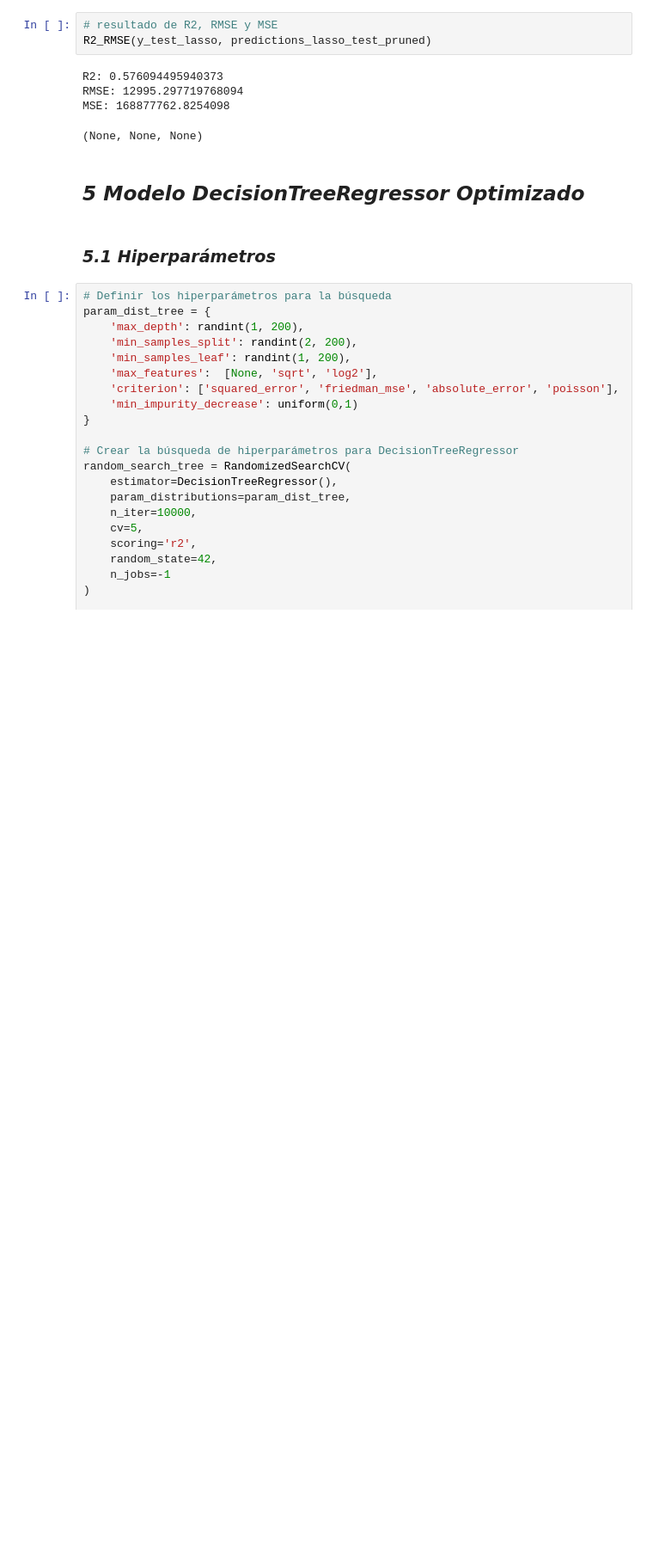
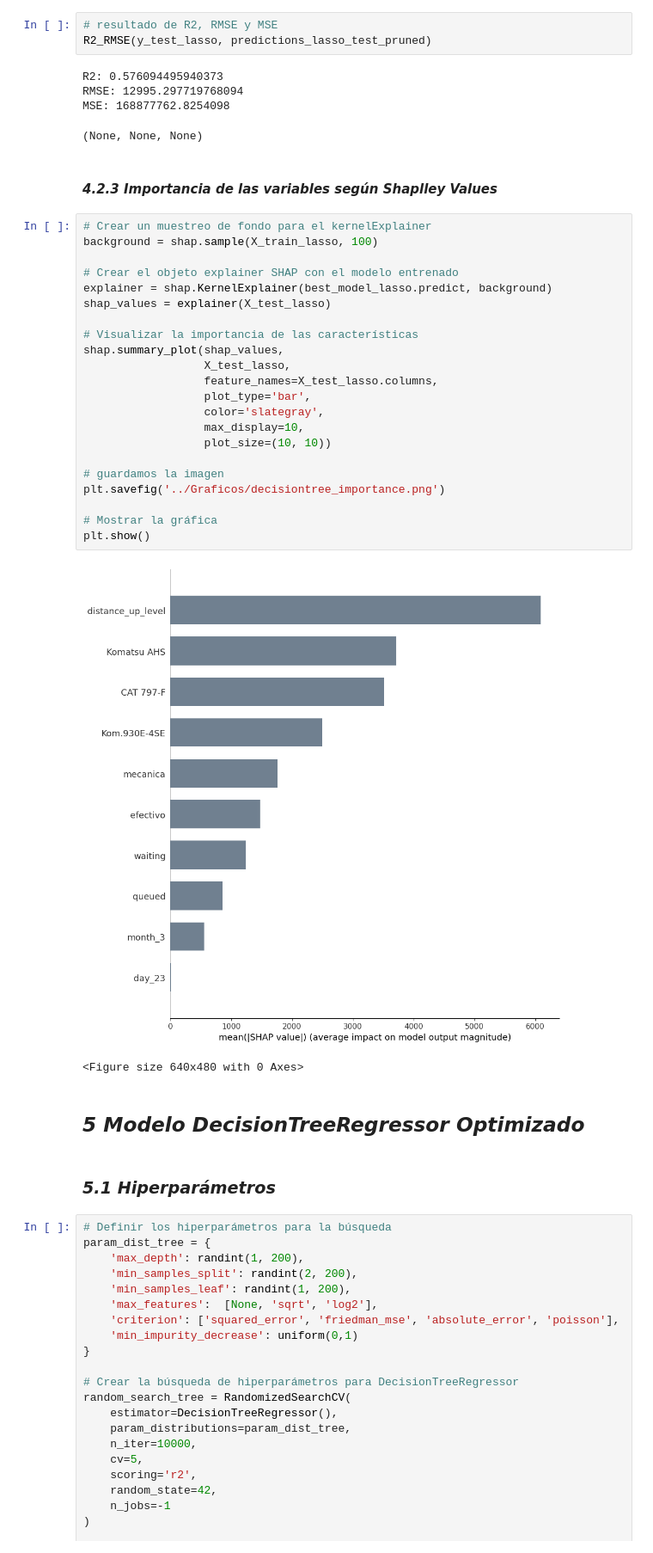
Before and after one commit to ecdiazl/capstone-project, a Jupyter notebook: Desicion Tree/Capstone - DecisionTreeRegressor v1(payload con Lasso).ipynb, the cells around one changed output. Shown at 86% size. Saved outputs shown, nothing was run; the diff lists cells and outputs as text; blank space fills up the shorter version.

```diff
--- a/Desicion Tree/Capstone - DecisionTreeRegressor v1(payload con Lasso).ipynb
+++ b/Desicion Tree/Capstone - DecisionTreeRegressor v1(payload con Lasso).ipynb
@@ -469,6 +470,33 @@ R2: 0.576094495940373
 RMSE: 12995.297719768094
 MSE: 168877762.8254098
 (None, None, None)
+# %% [markdown]
+#### _4.2.3 Importancia de las variables según Shaplley Values_
+# %%
+# Crear un muestreo de fondo para el kernelExplainer
+background = shap.sample(X_train_lasso, 100)
+
+# Crear el objeto explainer SHAP con el modelo entrenado
+explainer = shap.KernelExplainer(best_model_lasso.predict, background)
+shap_values = explainer(X_test_lasso)
+
+# Visualizar la importancia de las características
+shap.summary_plot(shap_values,
+                  X_test_lasso,
+                  feature_names=X_test_lasso.columns,
+                  plot_type='bar',
+                  color='slategray',
+                  max_display=10,
+                  plot_size=(10, 10))
+
+# guardamos la imagen
+plt.savefig('../Graficos/decisiontree_importance.png')
+
+# Mostrar la gráfica
+plt.show()
+# %% [output]
+[figure, added]
+<Figure size 640x480 with 0 Axes>
 # %% [markdown]
 ## _**5 Modelo DecisionTreeRegressor Optimizado**_
 # %% [markdown]
```
Also changed, not shown: parts of 4 cells of this notebook, 14 other files.
